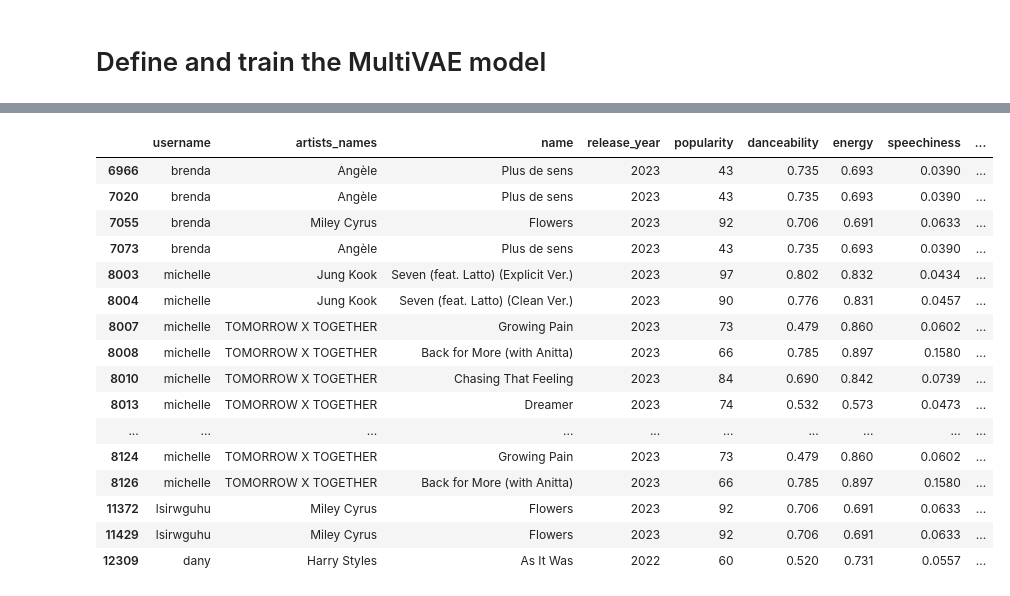
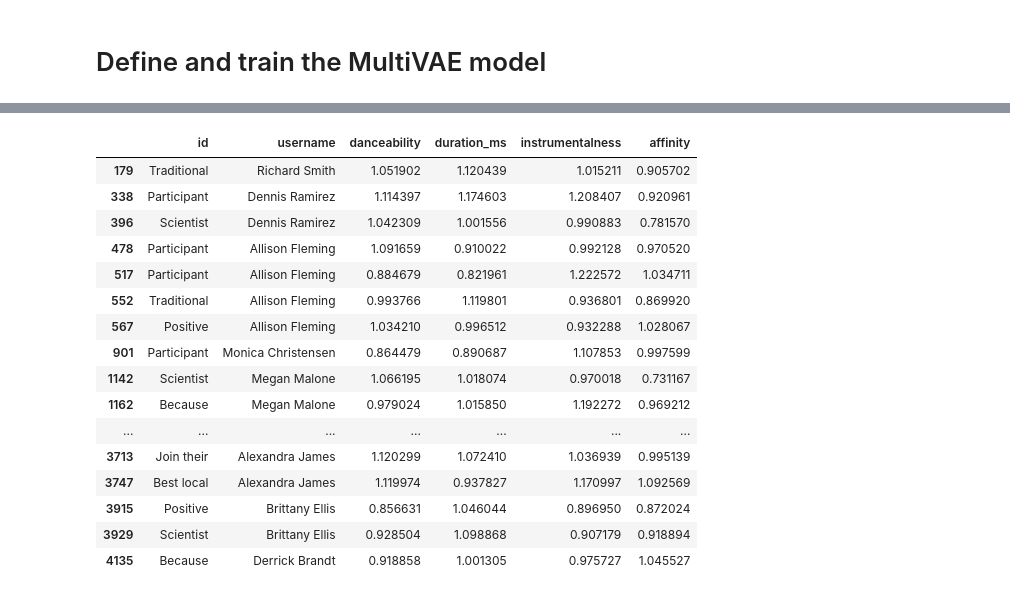
Before and after one commit to owengombas/spotify-recommender, a Jupyter notebook: recommender_vae.ipynb, the cells around one changed output, grey strips where cells are left out. Saved outputs shown, nothing was run; the diff lists cells and outputs as text; code cells hidden in the pictures.

```diff
--- a/recommender_vae.ipynb
+++ b/recommender_vae.ipynb
@@ -101,6 +101,8 @@ used_types = ["top_track"]
 df_matrix_mf = df_matrix_mf[df["type"].isin(used_types)]
 df_matrix_mf[["username", "id", "affinity"] + spoti.NUMERICAL_FEATURES]
 df_matrix_mf["affinity"] *= 100
+# %%
+df_matrix_mf = pd.read_csv(os.path.join(data_path.DATA_PATH, "artificial_data.csv"), index_col=0)
 # %%
 matrix_mf = MatrixDataset(df_matrix_mf, "username", "id", "affinity", device=device, dtype=dtype)
 user_interacted_with = matrix_mf.R
@@ -132,10 +135,10 @@ batch_size = 32
 
 train_set = user_interacted_with
 train_dataset = TensorDataset(train_set)
-train_loader = DataLoader(train_dataset, batch_size=batch_size, shuffle=False)
+train_loader = DataLoader(train_dataset, batch_size=batch_size, shuffle=True)
 # %%
 # Define dimensions for the encoder and decoder
-encoder_dims = [user_interacted_with.shape[1], 800, 2]
+encoder_dims = [user_interacted_with.shape[1], 800, 500, 2]
 decoder_dims = encoder_dims[::-1]  # Symmetric decoder
 model = MultiVAE(encoder_dims, decoder_dims, dropout_rate=0.5, device=device, dtype=dtype)
 optimizer = optim.Adam(model.parameters(), lr=0.001, weight_decay=0)
@@ -146,6 +149,6 @@ model.train_model(
     num_epochs=1000,
     max_anneal=1.0,
     anneal_steps=2000,
-    log_interval=20
+    log_interval=10
 )
 # %% [output]
@@ -237,30 +248,30 @@ if encoder_dims[-1] == 2:
 # %%
-user = "owen"
+user = "Joshua Burke"
 user_idx = matrix_mf.usernames_to_ids([user])[0]
 user_data = matrix_mf.get_user(user_idx).to(device).unsqueeze(0)
 user_interacted_with = matrix_mf.user_interacted_with(user_idx)
 
 recommended_items_ids = model.recommend_items(user_data, user_interacted_with, top_k=10)
 recommended_items_ids
 
 recommended_items = matrix_mf.ids_to_itemnames(recommended_items_ids)
 df_recommended_items = df_matrix_mf[df_matrix_mf["id"].isin(recommended_items)]
-df_recommended_items[spoti.PRETTY_PRINT_FEATURES]
+df_recommended_items
 # %% [output]
-|  | username | artists_names | name | release_year | popularity | danceability | energy | speechiness | ... |
-| 6966 | brenda | Angèle | Plus de sens | 2023 | 43 | 0.735 | 0.693 | 0.0390 | ... |
-| 7020 | brenda | Angèle | Plus de sens | 2023 | 43 | 0.735 | 0.693 | 0.0390 | ... |
-| 7055 | brenda | Miley Cyrus | Flowers | 2023 | 92 | 0.706 | 0.691 | 0.0633 | ... |
-| 7073 | brenda | Angèle | Plus de sens | 2023 | 43 | 0.735 | 0.693 | 0.0390 | ... |
-| 8003 | michelle | Jung Kook | Seven (feat. Latto) (Explicit Ver.) | 2023 | 97 | 0.802 | 0.832 | 0.0434 | ... |
-| 8004 | michelle | Jung Kook | Seven (feat. Latto) (Clean Ver.) | 2023 | 90 | 0.776 | 0.831 | 0.0457 | ... |
-| 8007 | michelle | TOMORROW X TOGETHER | Growing Pain | 2023 | 73 | 0.479 | 0.860 | 0.0602 | ... |
-| 8008 | michelle | TOMORROW X TOGETHER | Back for More (with Anitta) | 2023 | 66 | 0.785 | 0.897 | 0.1580 | ... |
-| 8010 | michelle | TOMORROW X TOGETHER | Chasing That Feeling | 2023 | 84 | 0.690 | 0.842 | 0.0739 | ... |
-| 8013 | michelle | TOMORROW X TOGETHER | Dreamer | 2023 | 74 | 0.532 | 0.573 | 0.0473 | ... |
-| ... | ... | ... | ... | ... | ... | ... | ... | ... | ... |
-| 8124 | michelle | TOMORROW X TOGETHER | Growing Pain | 2023 | 73 | 0.479 | 0.860 | 0.0602 | ... |
-| 8126 | michelle | TOMORROW X TOGETHER | Back for More (with Anitta) | 2023 | 66 | 0.785 | 0.897 | 0.1580 | ... |
-| 11372 | lsirwguhu | Miley Cyrus | Flowers | 2023 | 92 | 0.706 | 0.691 | 0.0633 | ... |
-| 11429 | lsirwguhu | Miley Cyrus | Flowers | 2023 | 92 | 0.706 | 0.691 | 0.0633 | ... |
-| 12309 | dany | Harry Styles | As It Was | 2022 | 60 | 0.520 | 0.731 | 0.0557 | ... |
+|  | id | username | danceability | duration_ms | instrumentalness | affinity |
+| 179 | Traditional | Richard Smith | 1.051902 | 1.120439 | 1.015211 | 0.905702 |
+| 338 | Participant | Dennis Ramirez | 1.114397 | 1.174603 | 1.208407 | 0.920961 |
+| 396 | Scientist | Dennis Ramirez | 1.042309 | 1.001556 | 0.990883 | 0.781570 |
+| 478 | Participant | Allison Fleming | 1.091659 | 0.910022 | 0.992128 | 0.970520 |
+| 517 | Participant | Allison Fleming | 0.884679 | 0.821961 | 1.222572 | 1.034711 |
+| 552 | Traditional | Allison Fleming | 0.993766 | 1.119801 | 0.936801 | 0.869920 |
+| 567 | Positive | Allison Fleming | 1.034210 | 0.996512 | 0.932288 | 1.028067 |
+| 901 | Participant | Monica Christensen | 0.864479 | 0.890687 | 1.107853 | 0.997599 |
+| 1142 | Scientist | Megan Malone | 1.066195 | 1.018074 | 0.970018 | 0.731167 |
+| 1162 | Because | Megan Malone | 0.979024 | 1.015850 | 1.192272 | 0.969212 |
+| ... | ... | ... | ... | ... | ... | ... |
+| 3713 | Join their | Alexandra James | 1.120299 | 1.072410 | 1.036939 | 0.995139 |
+| 3747 | Best local | Alexandra James | 1.119974 | 0.937827 | 1.170997 | 1.092569 |
+| 3915 | Positive | Brittany Ellis | 0.856631 | 1.046044 | 0.896950 | 0.872024 |
+| 3929 | Scientist | Brittany Ellis | 0.928504 | 1.098868 | 0.907179 | 0.918894 |
+| 4135 | Because | Derrick Brandt | 0.918858 | 1.001305 | 0.975727 | 1.045527 |
```
Also changed, not shown: parts of 9 cells of this notebook, 11 other files.
